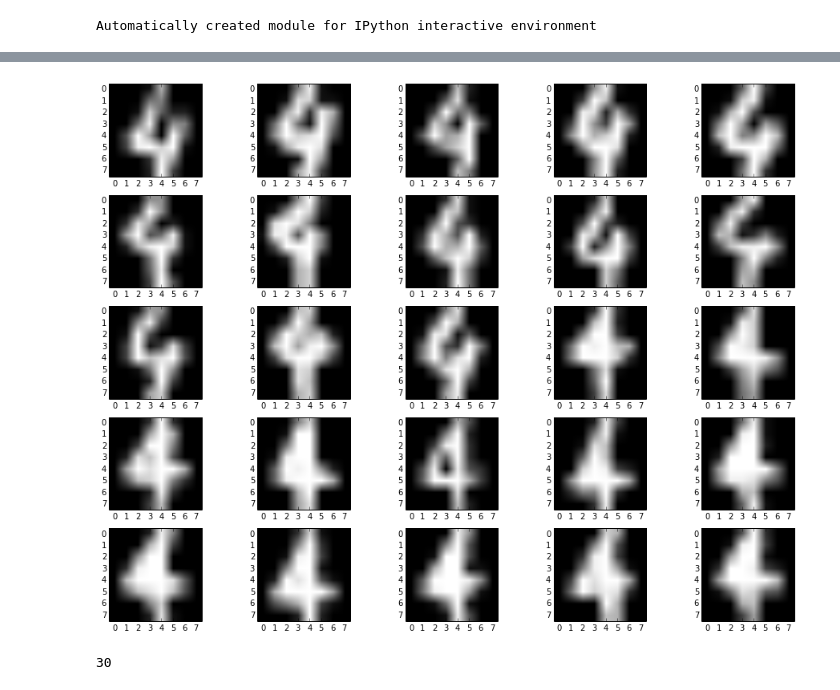
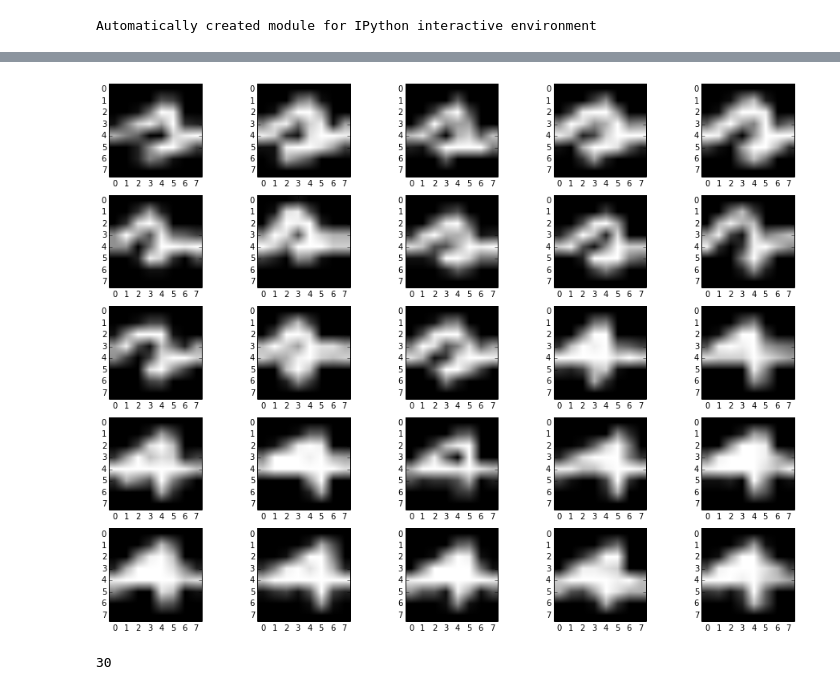
Before and after one commit to c3h3/PyData-Notes, a Jupyter notebook: trying_notes/visualization/HandWriteDigitData.ipynb, the cells around one changed output, grey strips where cells are left out. Cells and saved outputs as stored; diff of their text form; code cells hidden in the pictures.

```diff
--- a/trying_notes/visualization/Untitled0.ipynb
+++ b/trying_notes/visualization/HandWriteDigitData.ipynb
@@ -0,0 +11,2 @@
+# %%
+digits = datasets.load_digits()
@@ -31,15 +71,15 @@ pylab.imshow(X[0,:].reshape(8,8),cmap=cm.gray)
 # %%
 row_imgs = 5
 col_imgs = 5
 
 fig, axe = pylab.subplots(row_imgs,col_imgs)
 
 img_idx = 0
 for ax in axe.flatten():
-    ax.imshow(X[y == 4,:][img_idx,:].reshape(8,8),cmap=cm.gray)
+    ax.imshow(X[y == 4,:][img_idx,:].reshape(8,8).T,cmap=cm.gray)
     img_idx = img_idx + 1
 # %% [output]
-[figure, old version]
+[figure, new version]
 # %%
 # %% [output]
 30
```
Also changed, not shown: parts of 5 cells of this notebook, 6 other files.
